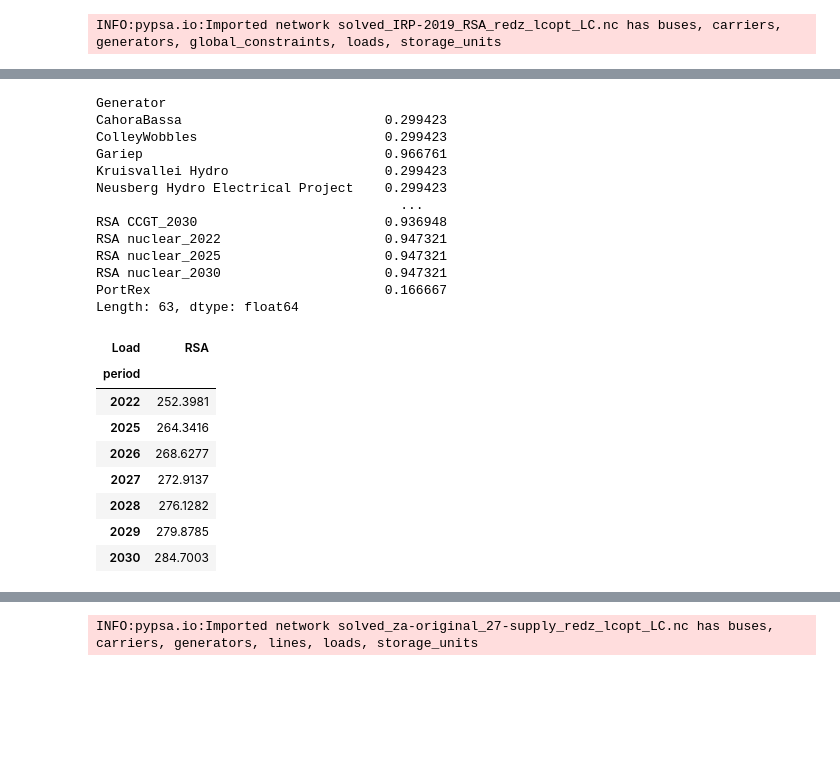
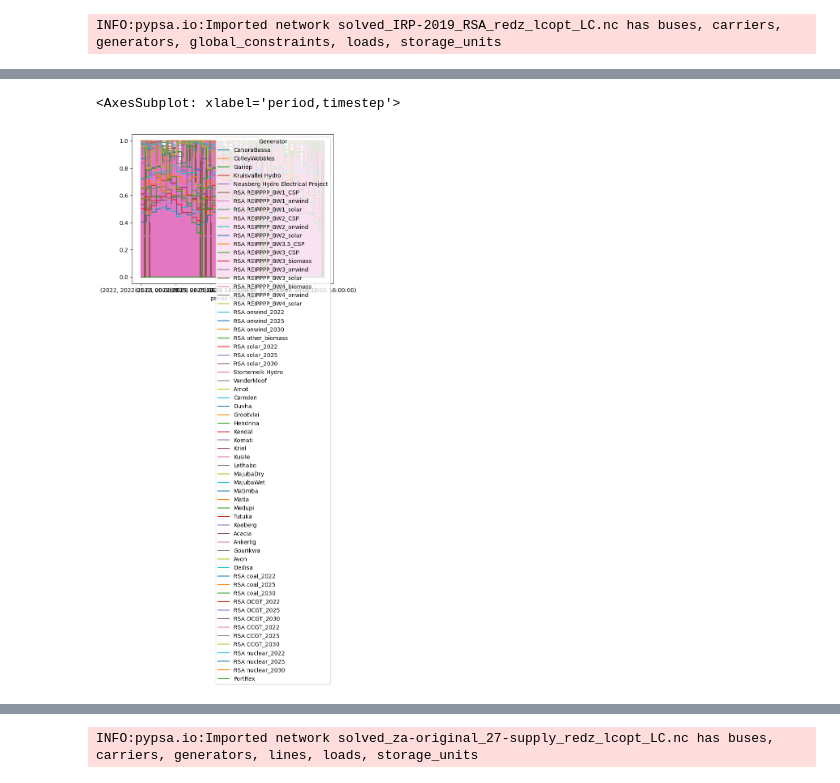
Before and after one commit to PyPSA/pypsa-za, a Jupyter notebook: notebooks/general_playground.ipynb, the cells around one changed output, grey strips where cells are left out. Cells and saved outputs as stored; diff of their text form; code cells hidden in the pictures; blank space fills up the shorter version.

```diff
--- a/notebooks/general_playground.ipynb
+++ b/notebooks/general_playground.ipynb
@@ -27,28 +60,5 @@ True
 # %%
-n0.generators_t.p_max_pu.mean()
+n.generators_t.p_max_pu.plot()
 # %% [output]
-Generator
-CahoraBassa                          0.299423
-ColleyWobbles                        0.299423
-Gariep                               0.966761
-Kruisvallei Hydro                    0.299423
-Neusberg Hydro Electrical Project    0.299423
-                                       ...
-RSA CCGT_2030                        0.936948
-RSA nuclear_2022                     0.947321
-RSA nuclear_2025                     0.947321
-RSA nuclear_2030                     0.947321
-PortRex                              0.166667
-Length: 63, dtype: float64
+<AxesSubplot: xlabel='period,timestep'>
+[figure, added]
-# %%
-n1.loads_t.p_set.groupby(n1.snapshots.get_level_values(0)).sum()/1e6
-# %% [output]
-| Load | RSA |
-| period |  |
-| 2022 | 252.3981 |
-| 2025 | 264.3416 |
-| 2026 | 268.6277 |
-| 2027 | 272.9137 |
-| 2028 | 276.1282 |
-| 2029 | 279.8785 |
-| 2030 | 284.7003 |
```
Also changed, not shown: parts of 18 cells of this notebook, 8 other files.
